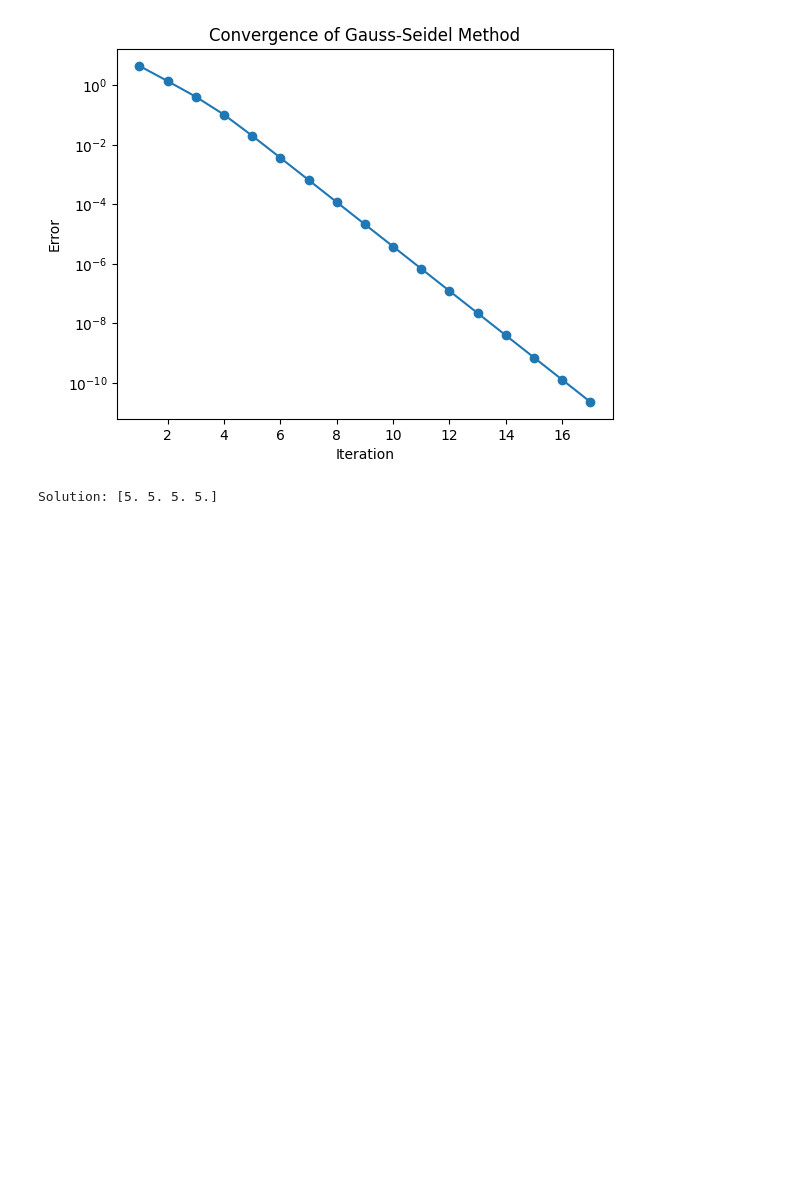
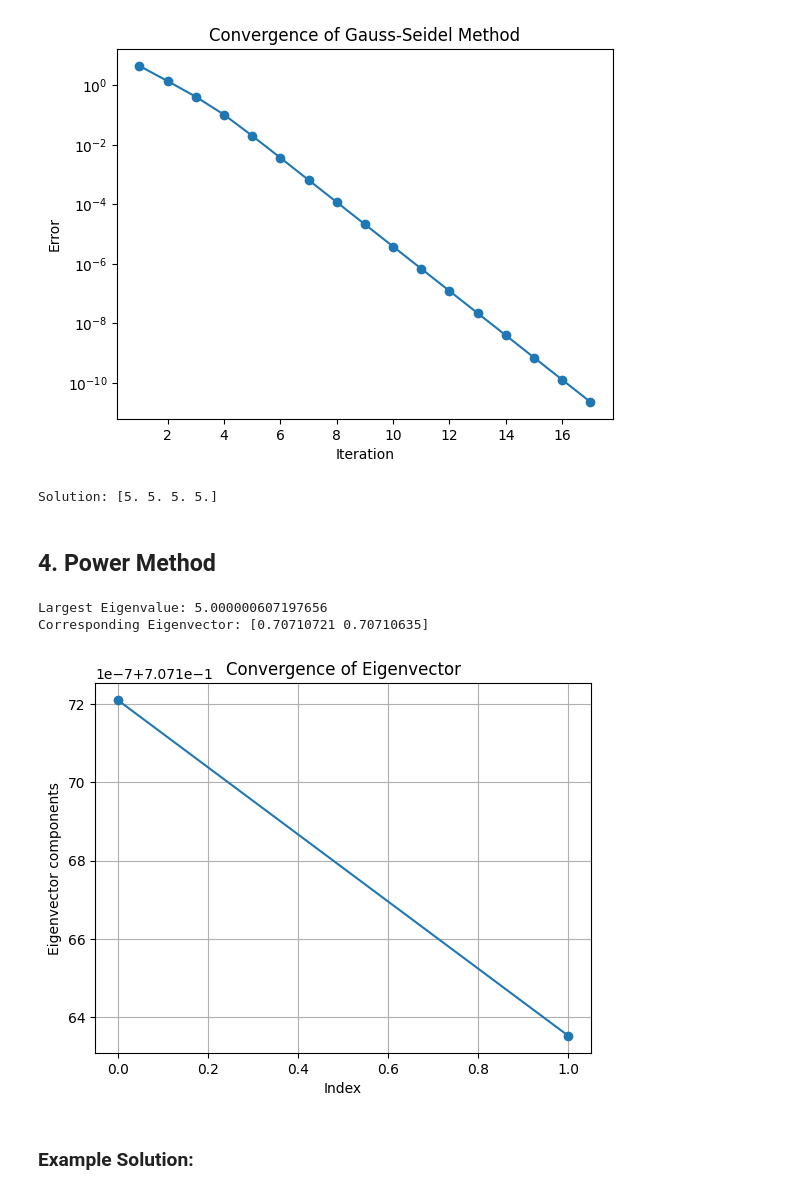
Before and after one commit to sazisblu/Sem-4-Labs, a Jupyter notebook: Numerical Methods/Lab-3/KCE080BCT035.ipynb, the cells around one changed output. Drawn from its saved outputs; the diff is of its cells as text; code cells hidden in the pictures; blank space fills up the shorter version.

```diff
--- a/Numerical Methods/Lab-3/KCE080BCT035.ipynb
+++ b/Numerical Methods/Lab-3/KCE080BCT035.ipynb
@@ -296,3 +296,56 @@ Solution: [5. 5. 5. 5.]
 Converged after 17 iterations
 [figure]
 Solution: [5. 5. 5. 5.]
+# %% [markdown]
+## 4. Power Method
+# %%
+import numpy as np
+import matplotlib.pyplot as plt
+
+def power_method(A, x0, tol=1e-6, max_iter=1000):
+    # Normalize the initial guess
+    x = x0 / np.linalg.norm(x0)
+    lambda_old = 0
+
+    # Iterate until convergence
+    for i in range(max_iter):
+        # Multiply A with the current eigenvector approximation
+        y = np.dot(A, x)
+
+        # Normalize the resulting vector
+        x = y / np.linalg.norm(y)
+
+        # Compute the Rayleigh quotient for eigenvalue
+        lambda_new = np.dot(x.T, np.dot(A, x))
+
+        # Check for convergence
+        if abs(lambda_new - lambda_old) < tol:
+            break
+
+        lambda_old = lambda_new
+
+    return lambda_new, x
+
+# Example Test Case
+A = np.array([[4, 1], [2, 3]])
+x0 = np.random.rand(2) # Random initial guess
+
+# Call power method
+eigenvalue, eigenvector = power_method(A, x0)
+
+print("Largest Eigenvalue:", eigenvalue)
+print("Corresponding Eigenvector:", eigenvector)
+
+# Visualize the result
+plt.plot(np.arange(len(eigenvector)), eigenvector, marker='o')
+plt.title('Convergence of Eigenvector')
+plt.xlabel('Index')
+plt.ylabel('Eigenvector components')
+plt.grid(True)
+plt.show()
+# %% [output]
+Largest Eigenvalue: 5.000000607197656
+Corresponding Eigenvector: [0.70710721 0.70710635]
+[figure, added]
+# %% [markdown]
+### Example Solution:
```
Also changed, not shown: parts of 2 cells of this notebook.
